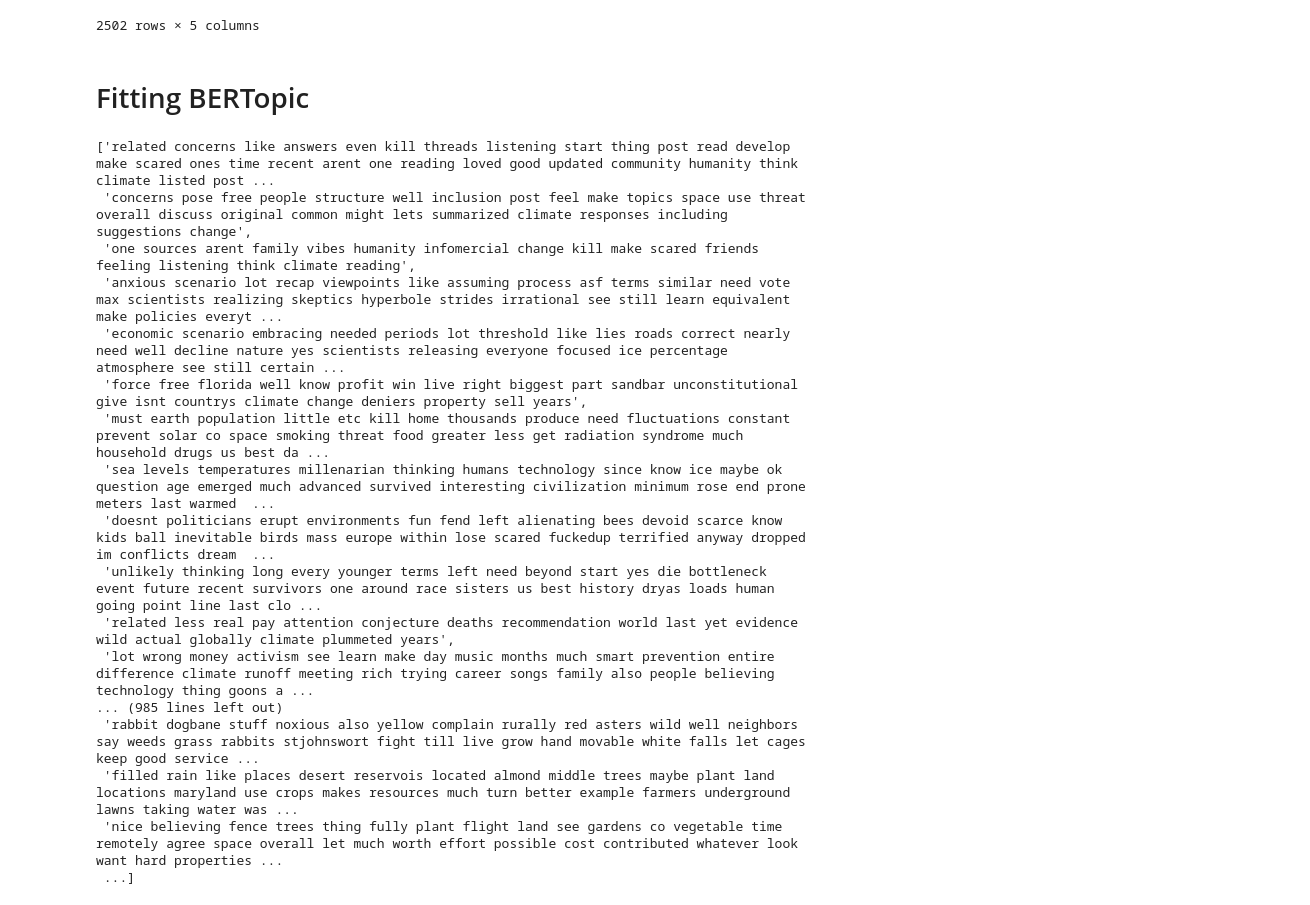
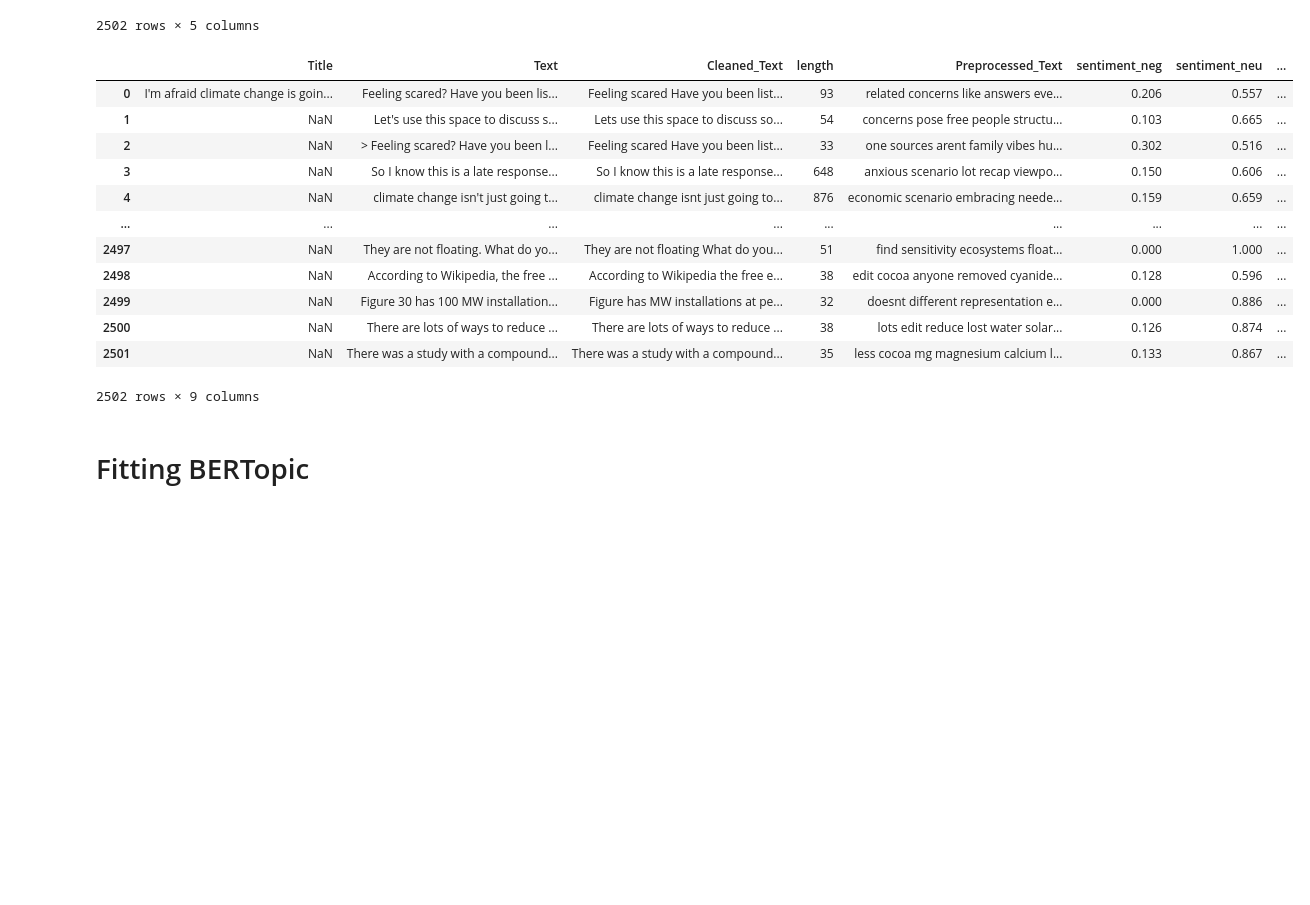
Before and after one commit to Eco-Emotions/climate-change-discourse, a Jupyter notebook: 3. Topic Modeling.ipynb, the cells around one changed output. Drawn from its saved outputs; the diff is of its cells as text; code cells hidden in the pictures; blank space fills up the shorter version.

```diff
--- a/3. Topic Modeling.ipynb
+++ b/3. Topic Modeling.ipynb
@@ -21,30 +21,51 @@ df
 | 2500 | NaN | There are lots of ways to reduce ... | There are lots of ways to reduce ... | 38 | lots edit reduce lost water solar... |
 | 2501 | NaN | There was a study with a compound... | There was a study with a compound... | 35 | less cocoa mg magnesium calcium l... |
 2502 rows × 5 columns
+# %%
+import nltk
+#nltk.download('vader_lexicon')
+from nltk.sentiment.vader import SentimentIntensityAnalyzer
+import pandas as pd
+
+# Instantiate the sentiment analyzer
+sia = SentimentIntensityAnalyzer()
+
+
+# Define a function to apply the sentiment analyzer to a given text
+def get_sentiment_scores(text):
+    return sia.polarity_scores(text)
+
+# Apply the sentiment analyzer to each text in your DataFrame
+df["sentiment_scores"] = df["Preprocessed_Text"].apply(get_sentiment_scores)
+
+# Extract the sentiment polarity scores into separate columns in the DataFrame
+df["sentiment_neg"] = df["sentiment_scores"].apply(lambda x: x["neg"])
+df["sentiment_neu"] = df["sentiment_scores"].apply(lambda x: x["neu"])
+df["sentiment_pos"] = df["sentiment_scores"].apply(lambda x: x["pos"])
+df["sentiment_compound"] = df["sentiment_scores"].apply(lambda x: x["compound"])
+
+# Drop the original "sentiment_scores" column if you don't need it anymore
+df.drop("sentiment_scores", axis=1, inplace=True)
+
+df
+# %% [output]
+|  | Title | Text | Cleaned_Text | length | Preprocessed_Text | sentiment_neg | sentiment_neu | ... |
+| 0 | I'm afraid climate change is goin... | Feeling scared? Have you been lis... | Feeling scared Have you been list... | 93 | related concerns like answers eve... | 0.206 | 0.557 | ... |
+| 1 | NaN | Let's use this space to discuss s... | Lets use this space to discuss so... | 54 | concerns pose free people structu... | 0.103 | 0.665 | ... |
+| 2 | NaN | > Feeling scared? Have you been l... | Feeling scared Have you been list... | 33 | one sources arent family vibes hu... | 0.302 | 0.516 | ... |
+| 3 | NaN | So I know this is a late response... | So I know this is a late response... | 648 | anxious scenario lot recap viewpo... | 0.150 | 0.606 | ... |
+| 4 | NaN | climate change isn't just going t... | climate change isnt just going to... | 876 | economic scenario embracing neede... | 0.159 | 0.659 | ... |
+| ... | ... | ... | ... | ... | ... | ... | ... | ... |
+| 2497 | NaN | They are not floating. What do yo... | They are not floating What do you... | 51 | find sensitivity ecosystems float... | 0.000 | 1.000 | ... |
+| 2498 | NaN | According to Wikipedia, the free ... | According to Wikipedia the free e... | 38 | edit cocoa anyone removed cyanide... | 0.128 | 0.596 | ... |
+| 2499 | NaN | Figure 30 has 100 MW installation... | Figure has MW installations at pe... | 32 | doesnt different representation e... | 0.000 | 0.886 | ... |
+| 2500 | NaN | There are lots of ways to reduce ... | There are lots of ways to reduce ... | 38 | lots edit reduce lost water solar... | 0.126 | 0.874 | ... |
+| 2501 | NaN | There was a study with a compound... | There was a study with a compound... | 35 | less cocoa mg magnesium calcium l... | 0.133 | 0.867 | ... |
+2502 rows × 9 columns
 # %% [markdown]
 # Fitting BERTopic
 # %%
 text = df.Preprocessed_Text.tolist()
-# %%
-text
-# %% [output]
-['related concerns like answers even kill threads listening start thing post read develop make scared ones time recent arent one reading loved good updated community humanity think climate listed post ...
- 'concerns pose free people structure well inclusion post feel make topics space use threat overall discuss original common might lets summarized climate responses including suggestions change',
- 'one sources arent family vibes humanity infomercial change kill make scared friends feeling listening think climate reading',
- 'anxious scenario lot recap viewpoints like assuming process asf terms similar need vote max scientists realizing skeptics hyperbole strides irrational see still learn equivalent make policies everyt ...
- 'economic scenario embracing needed periods lot threshold like lies roads correct nearly need well decline nature yes scientists releasing everyone focused ice percentage atmosphere see still certain ...
- 'force free florida well know profit win live right biggest part sandbar unconstitutional give isnt countrys climate change deniers property sell years',
- 'must earth population little etc kill home thousands produce need fluctuations constant prevent solar co space smoking threat food greater less get radiation syndrome much household drugs us best da ...
- 'sea levels temperatures millenarian thinking humans technology since know ice maybe ok question age emerged much advanced survived interesting civilization minimum rose end prone meters last warmed  ...
- 'doesnt politicians erupt environments fun fend left alienating bees devoid scarce know kids ball inevitable birds mass europe within lose scared fuckedup terrified anyway dropped im conflicts dream  ...
- 'unlikely thinking long every younger terms left need beyond start yes die bottleneck event future recent survivors one around race sisters us best history dryas loads human going point line last clo ...
- 'related less real pay attention conjecture deaths recommendation world last yet evidence wild actual globally climate plummeted years',
- 'lot wrong money activism see learn make day music months much smart prevention entire difference climate runoff meeting rich trying career songs family also people believing technology thing goons a ...
-... (985 lines left out)
- 'rabbit dogbane stuff noxious also yellow complain rurally red asters wild well neighbors say weeds grass rabbits stjohnswort fight till live grow hand movable white falls let cages keep good service ...
- 'filled rain like places desert reservois located almond middle trees maybe plant land locations maryland use crops makes resources much turn better example farmers underground lawns taking water was ...
- 'nice believing fence trees thing fully plant flight land see gardens co vegetable time remotely agree space overall let much worth effort possible cost contributed whatever look want hard properties ...
- ...]
 # %%
 topic_model = BERTopic(embedding_model="all-MiniLM-L6-v2")
 # %%
```
Also changed, not shown: parts of 9 cells of this notebook.
